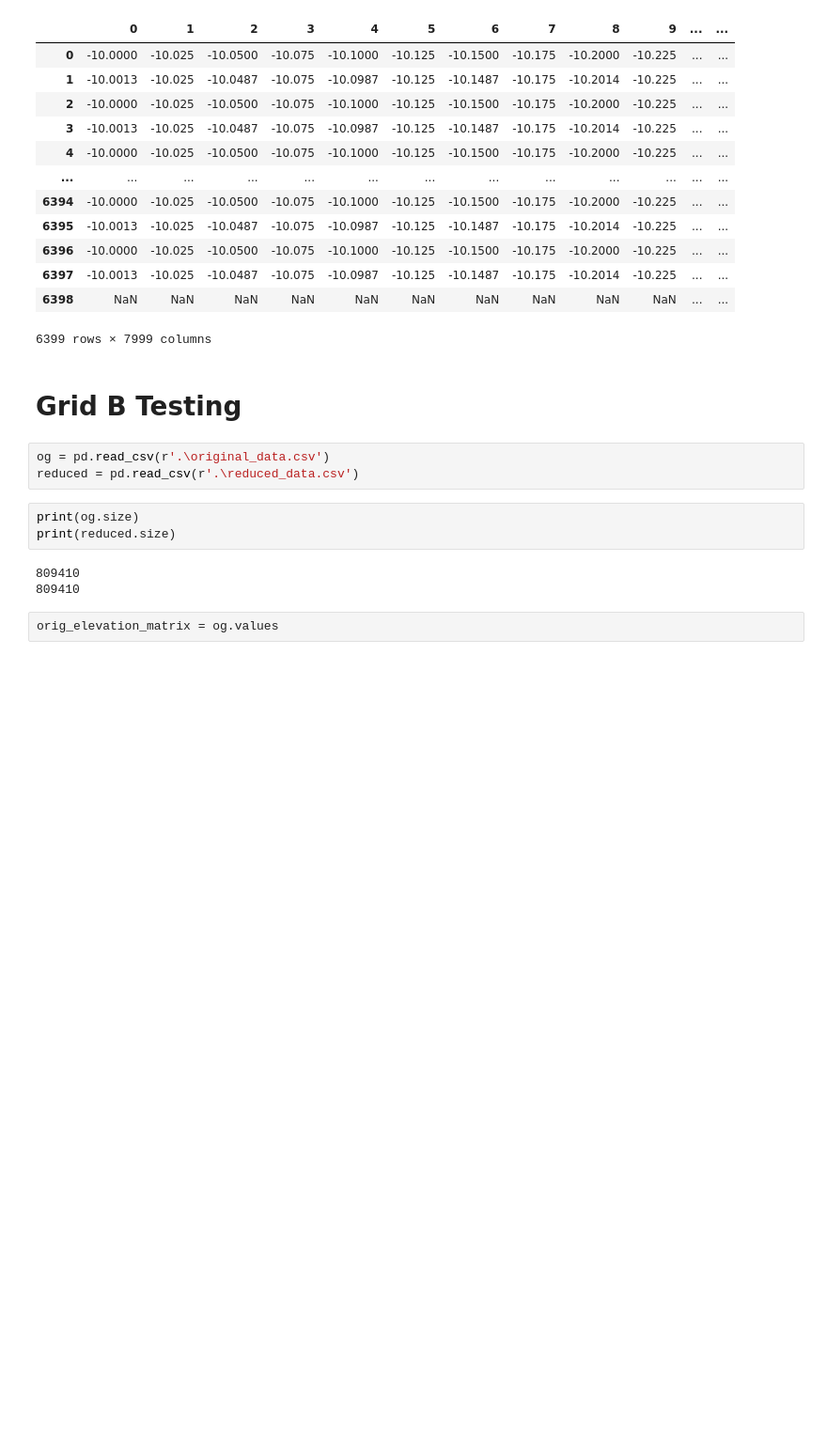
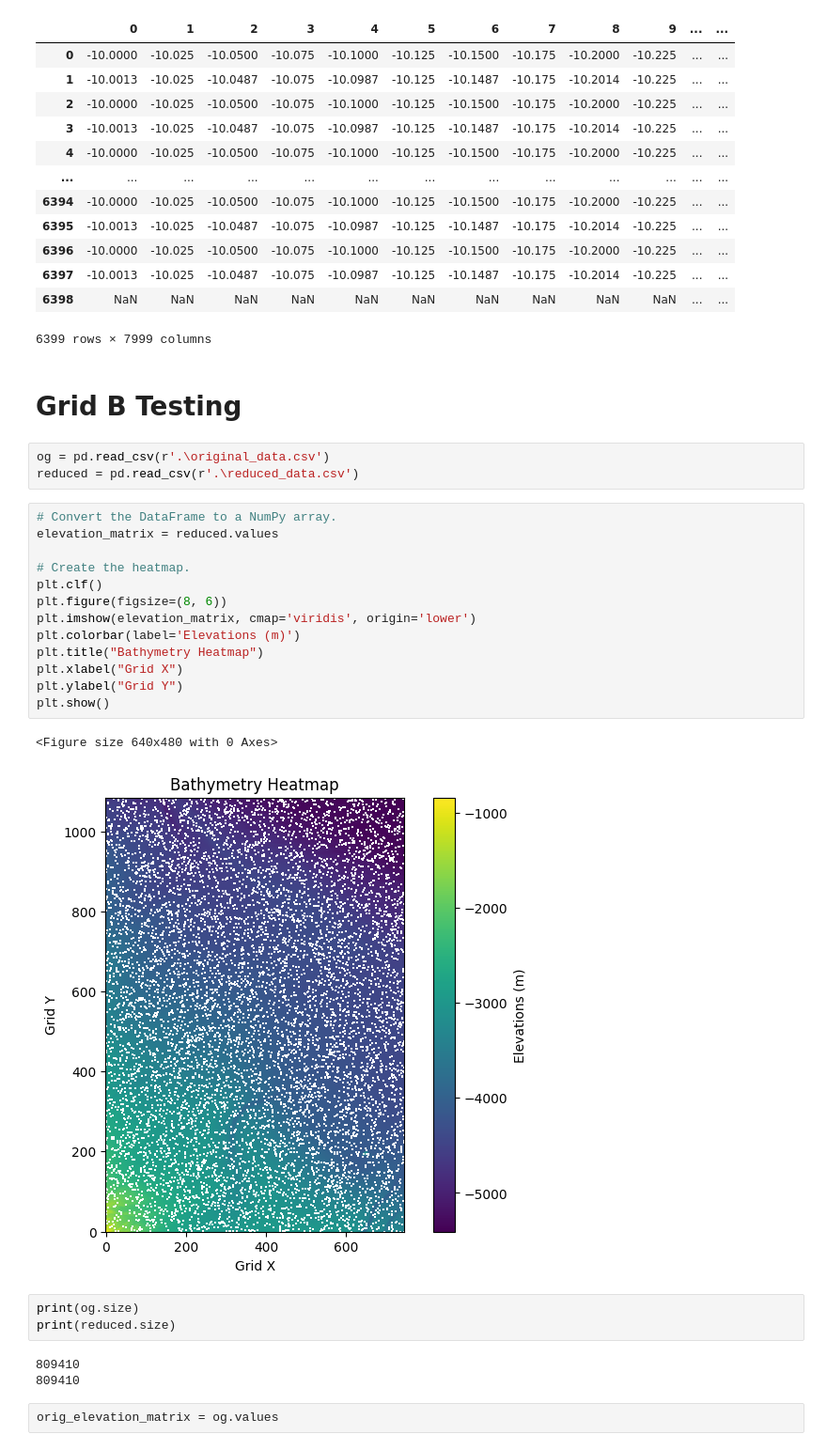
Before and after one commit to devsaxena974/AUV-Real-Time-Interpolation, a Jupyter notebook: code/test_cpu_gpu_results.ipynb, the cells around one changed output. Shown at 94% size. Drawn from its saved outputs; the diff is of its cells as text; blank space fills up the shorter version.

```diff
--- a/code/test_cpu_gpu_results.ipynb
+++ b/code/test_cpu_gpu_results.ipynb
@@ -257,6 +257,22 @@ gpu_kriging_df
 # %%
 og = pd.read_csv(r'.\original_data.csv')
 reduced = pd.read_csv(r'.\reduced_data.csv')
+# %%
+# Convert the DataFrame to a NumPy array.
+elevation_matrix = reduced.values
+
+# Create the heatmap.
+plt.clf()
+plt.figure(figsize=(8, 6))
+plt.imshow(elevation_matrix, cmap='viridis', origin='lower')
+plt.colorbar(label='Elevations (m)')
+plt.title("Bathymetry Heatmap")
+plt.xlabel("Grid X")
+plt.ylabel("Grid Y")
+plt.show()
+# %% [output]
+<Figure size 640x480 with 0 Axes>
+[figure, added]
 # %%
 print(og.size)
 print(reduced.size)
```
Also changed, not shown: 9 other files.
